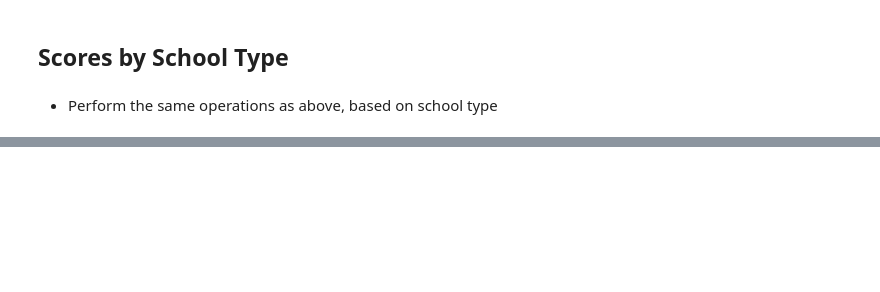
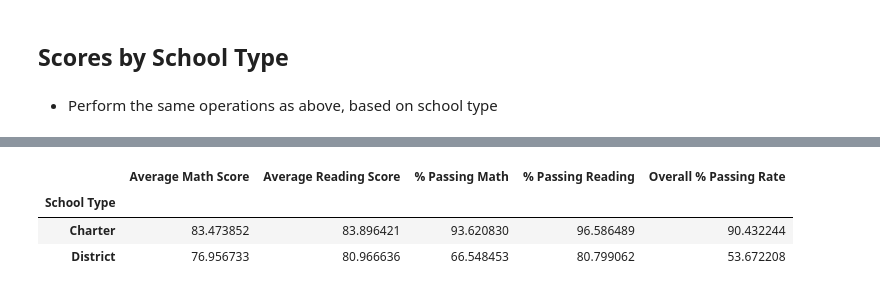
Before and after one commit to rflammia-py/pandas-challenge, a Jupyter notebook: PyCitySchools/PyCitySchools_starter.ipynb, the cells around one changed output, grey strips where cells are left out. Saved outputs shown, nothing was run; the diff lists cells and outputs as text; code cells hidden in the pictures; blank space fills up the shorter version.

```diff
--- a/PyCitySchools/PyCitySchools_starter.ipynb
+++ b/PyCitySchools/PyCitySchools_starter.ipynb
@@ -353,0 +438,38 @@ reading_scores
+# %%
+
+#group by spending
+by_type = school_summary.set_index("School Type").groupby(["School Type"])
+
+#calculate scores
+avg_math_bytype = by_type['Average Math Score'].mean()
+avg_read_bytype = by_type['Average Reading Score'].mean()
+pass_math_bytype = by_type['% Passing Math'].mean()
+pass_read_bytype = by_type['% Passing Reading'].mean()
+pass_overall_bytype = by_type['Overall % Passing Rate'].mean()
+
+
+#build dataframe
+scores_by_type = pd.DataFrame({
+    "Average Math Score": avg_math_bytype,
+    "Average Reading Score": avg_read_bytype,
+    '% Passing Math': pass_math_bytype,
+    '% Passing Reading': pass_read_bytype,
+    "Overall % Passing Rate": pass_overall_bytype
+
+})
+
+#reorder
+scores_by_type = scores_by_type[[
+    "Average Math Score",
+    "Average Reading Score",
+    "% Passing Math",
+    "% Passing Reading",
+    "Overall % Passing Rate"]]
+
+
+scores_by_type
+# %% [output]
+|  | Average Math Score | Average Reading Score | % Passing Math | % Passing Reading | Overall % Passing Rate |
+| School Type |  |  |  |  |  |
+| Charter | 83.473852 | 83.896421 | 93.620830 | 96.586489 | 90.432244 |
+| District | 76.956733 | 80.966636 | 66.548453 | 80.799062 | 53.672208 |
```
Also changed, not shown: parts of 11 cells of this notebook.
